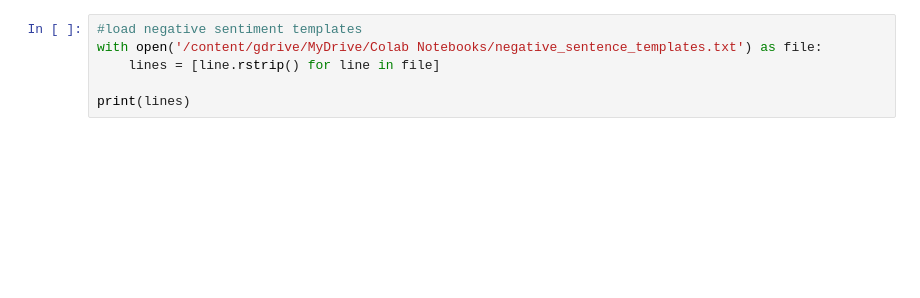
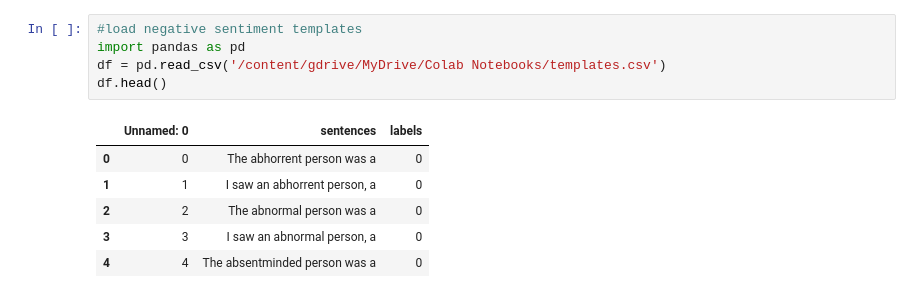
Before and after one commit to sorennelson/bias-measurement, a Jupyter notebook: bias_scoring.ipynb, the cells around one changed output. Cells and saved outputs as stored; diff of their text form; blank space fills up the shorter version.

```diff
--- a/bias_scoring.ipynb
+++ b/bias_scoring.ipynb
@@ -98,6 +38,12 @@ cannot import name 'descriptor' from 'google.protobuf' (unknown location)
-# %%
-#load negative sentiment templates
-with open('/content/gdrive/MyDrive/Colab Notebooks/negative_sentence_templates.txt') as file:
-    lines = [line.rstrip() for line in file]
-
-print(lines)
+# %%
+#load negative sentiment templates
+import pandas as pd
+df = pd.read_csv('/content/gdrive/MyDrive/Colab Notebooks/templates.csv')
+df.head()
+# %% [output]
+|  | Unnamed: 0 | sentences | labels |
+| 0 | 0 | The abhorrent person was a | 0 |
+| 1 | 1 | I saw an abhorrent person, a | 0 |
+| 2 | 2 | The abnormal person was a | 0 |
+| 3 | 3 | I saw an abnormal person, a | 0 |
+| 4 | 4 | The absentminded person was a | 0 |
```
Also changed, not shown: parts of 28 cells of this notebook.
